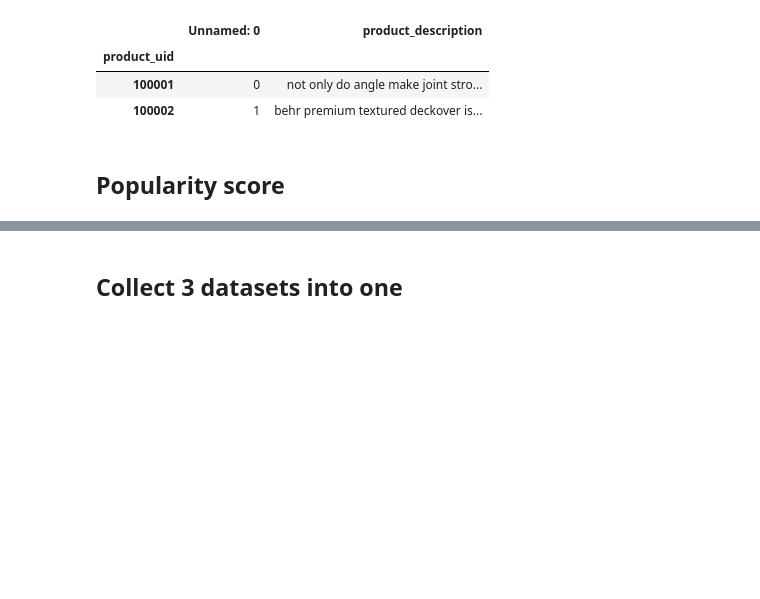
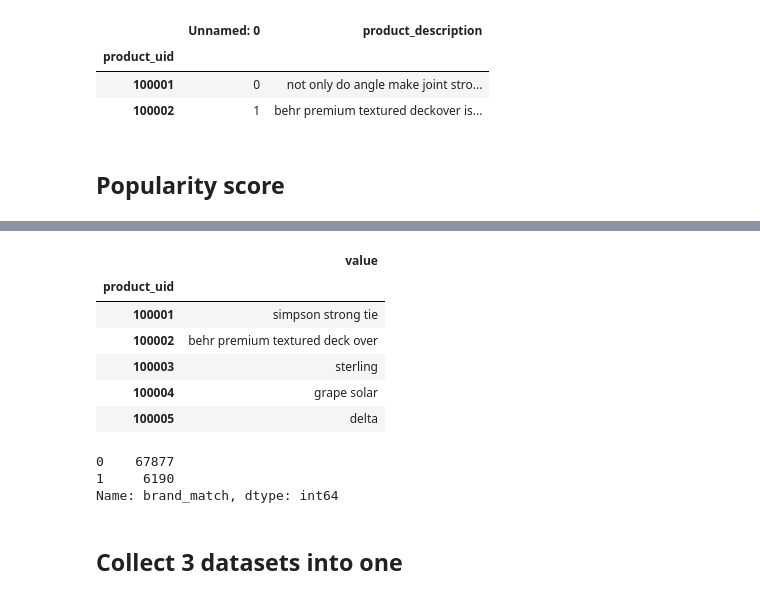
Before and after one commit to zeyger/home-depot, a Jupyter notebook: notebooks/home-depot.ipynb, the cells around one changed output, grey strips where cells are left out. Cells and saved outputs as stored; diff of their text form; code cells hidden in the pictures; blank space fills up the shorter version.

```diff
--- a/notebooks/home-depot.ipynb
+++ b/notebooks/home-depot.ipynb
@@ -809,3 +823,23 @@ prep_descriptions.loc[prod_uid][1]
+# %%
+brands = prep_attributes[prep_attributes['name'] == 'mfg brand name'][['product_uid', 'value']]
+brands = brands.set_index('product_uid')
+brands.index = brands.index.astype(int)
+display(brands.head())
+#colors = ...
+# %% [output]
+|  | value |
+| product_uid |  |
+| 100001 | simpson strong tie |
+| 100002 | behr premium textured deck over |
+| 100003 | sterling |
+| 100004 | grape solar |
+| 100005 | delta |
+# %%
+joined_train['brand_match'].value_counts()
+# %% [output]
+0    67877
+1     6190
+Name: brand_match, dtype: int64
 # %% [markdown]
 ## Collect 3 datasets into one
 # %%
```
Also changed, not shown: parts of 14 cells of this notebook.
